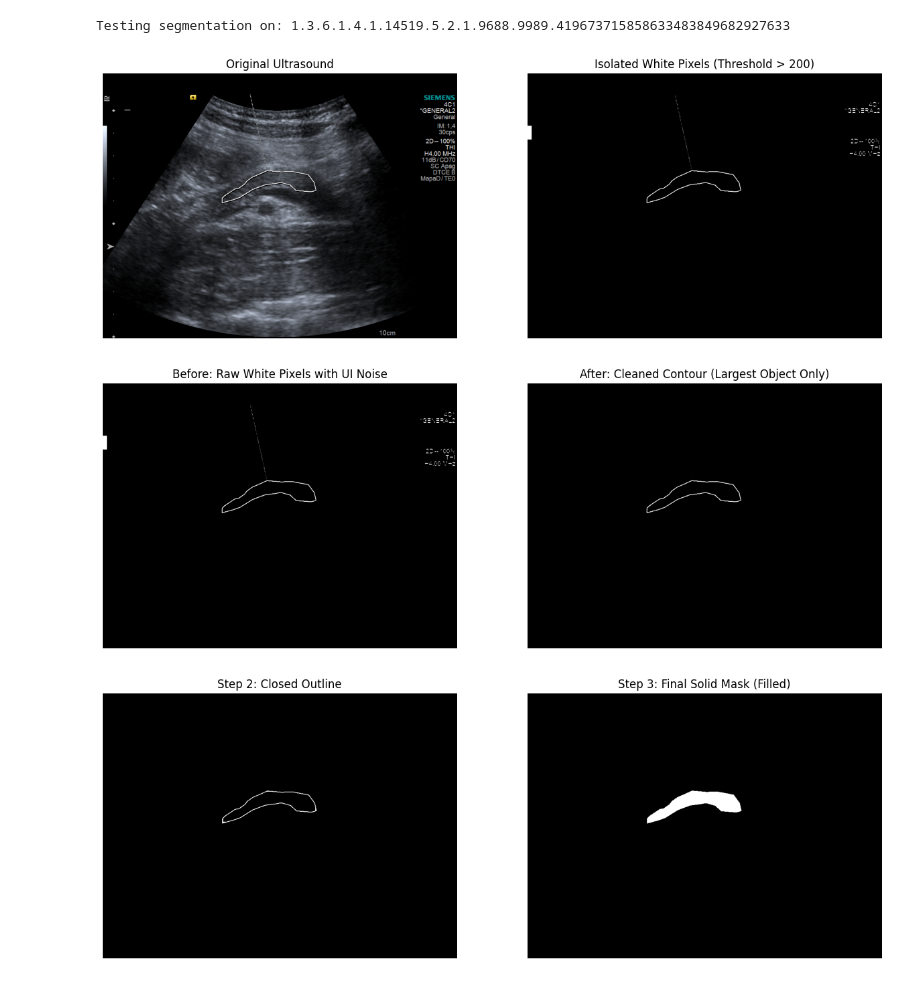
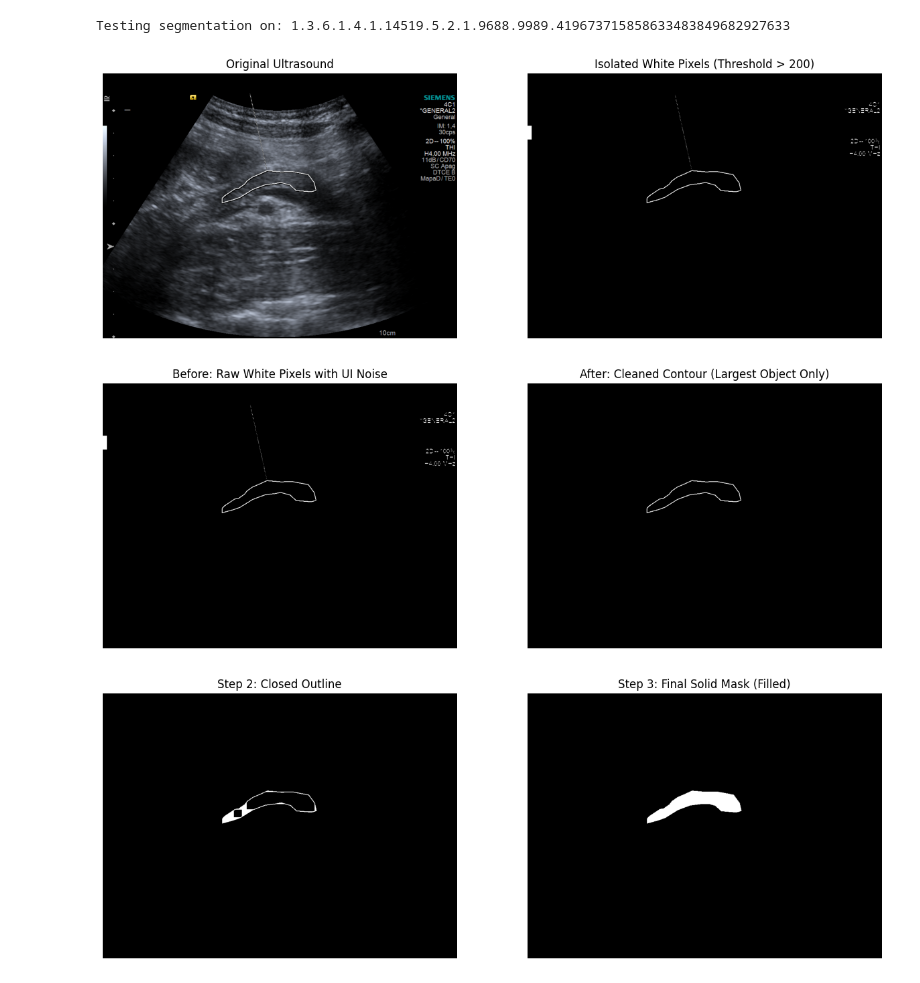
Before and after one commit to daniel-duhnev/pancreas-us-radiomics, a Jupyter notebook: analysis/05b_single_segment_test_contour_subtracted.ipynb, the cells around one changed output. Drawn from its saved outputs; the diff is of its cells as text; code cells hidden in the pictures.

```diff
--- a/analysis/05b_single_segment_test_contour_subtracted.ipynb
+++ b/analysis/05b_single_segment_test_contour_subtracted.ipynb
@@ -92,41 +92,41 @@ plt.axis("off")
 plt.show()
 
 # Use morphological closing with a 20x20 kernel to bridge any gaps in the contour
-kernel = np.ones((10, 10), np.uint8)
+kernel = np.ones((20, 20), np.uint8)
 closed_contour_mask = cv2.morphologyEx(clean_contour_mask, cv2.MORPH_CLOSE, kernel)
 
 # Trace boundary of white loop using the closed contour
 # RETR_EXTERNAL means we only care about the outermost loop
 contours, hierarchy = cv2.findContours(closed_contour_mask, cv2.RETR_EXTERNAL, cv2.CHAIN_APPROX_SIMPLE)
 
 # Create new blank same-size black image
 filled_mask = np.zeros_like(closed_contour_mask)
 
 # Draw the contour and fill it with white
 # thickness=cv2.FILLED equal to -1 used to fill in contour
 cv2.drawContours(filled_mask, contours, contourIdx=-1, color=255, thickness=cv2.FILLED)
 
 # Visualize the Final Mask
 plt.figure(figsize=(15, 7))
 
 # Plot the outline (Before)
 plt.subplot(1, 2, 1)
 plt.imshow(closed_contour_mask, cmap="gray")
 plt.title("Step 2: Closed Outline")
 plt.axis("off")
 
 # Plot the filled solid mask (After)
 plt.subplot(1, 2, 2)
 plt.imshow(filled_mask, cmap="gray")
 plt.title("Step 3: Final Solid Mask (Filled)")
 plt.axis("off")
 
 plt.show()
 # %% [output]
 Testing segmentation on: 1.3.6.1.4.1.14519.5.2.1.9688.9989.419673715858633483849682927633
 [figure]
 [figure]
-[figure, old version]
+[figure, new version]
 # %%
 # Subtract the closed contour outline from the filled mask
 # This removes the white boundary pixels that the clinician drew
```
Also changed, not shown: parts of 1 cell of this notebook, 3 other files.
